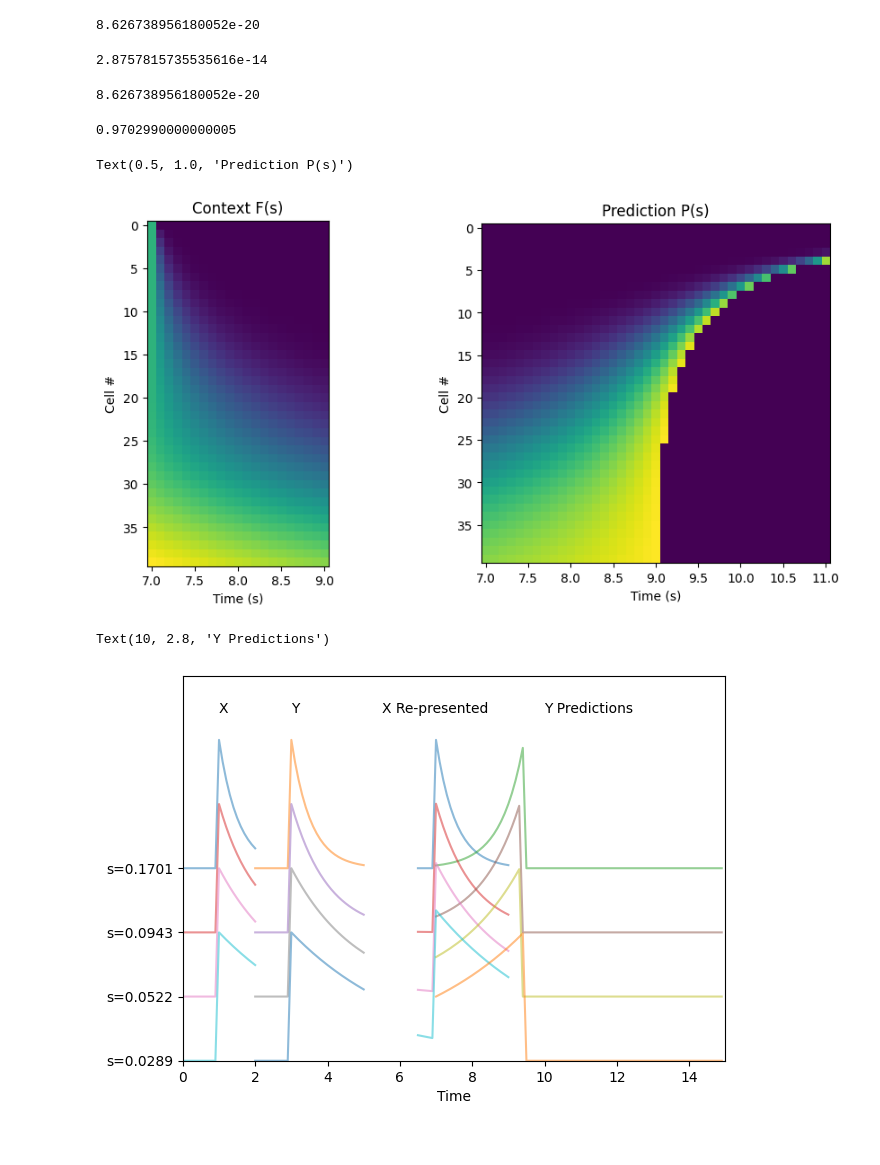
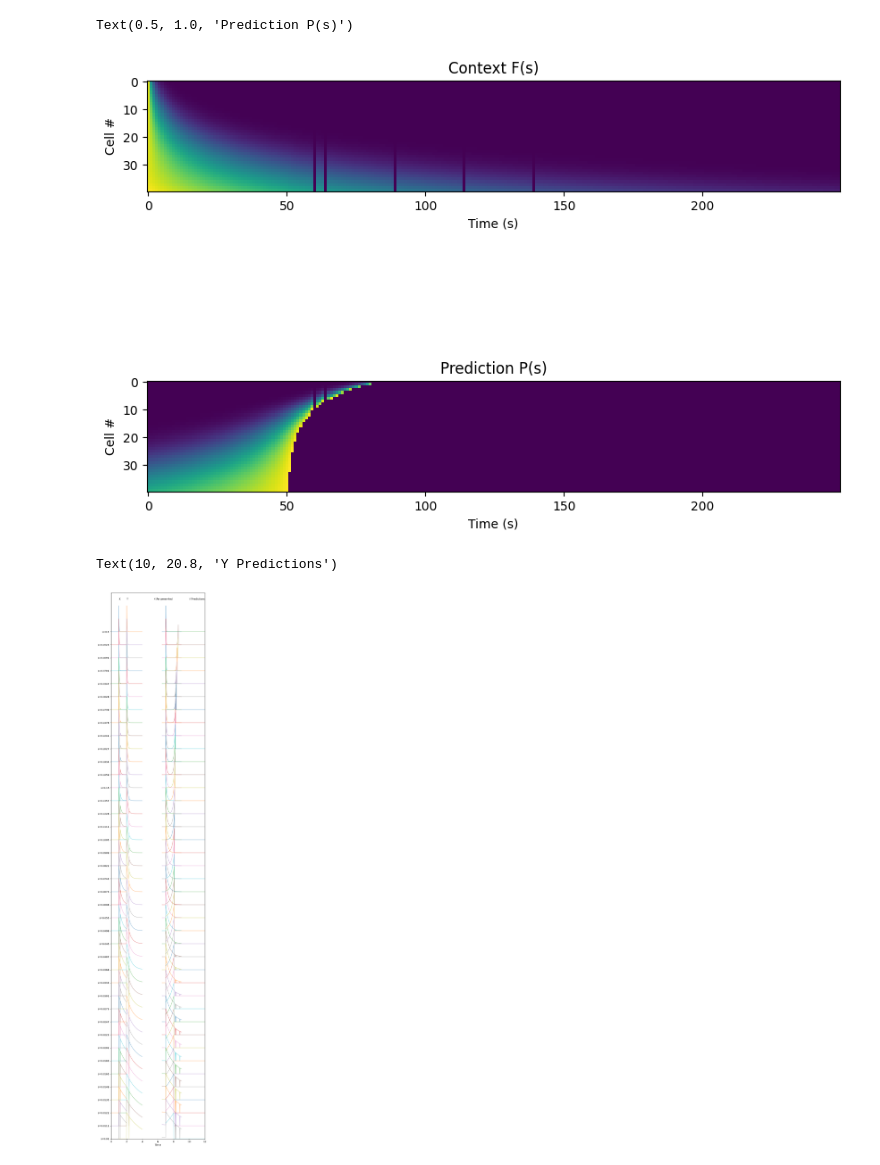
Before and after one commit to advil4rent/frasier, a Jupyter notebook: frasier_1.0.ipynb, the cells around one changed output. Drawn from its saved outputs; the diff is of its cells as text; code cells hidden in the pictures.

Commit message:
added graphs

```diff
--- a/frasier_1.0.ipynb
+++ b/frasier_1.0.ipynb
@@ -4,10 +4,10 @@ import matplotlib.pyplot as plt
 from ipywidgets import *
 # %%
 #generate a range of s and tau_star
-def s_gen(tau_min=1, tau_max=100., buff_max=None, k=20, ntau=40, g=0.0):
+def s_gen(tau_min=2, tau_max=100, buff_max=None, k=50, ntau=40, g=0.0):
     c = (tau_max/tau_min)**(1./(ntau-1))-1
     tau_star = tau_min*(1+c)**np.arange(ntau).astype(float)
     s = 1/tau_star
-    return [tau_star, s]
-[tau_star, S] = s_gen()
-#print(S)
+    return s
+S = s_gen()
+print(S)
@@ -75,18 +83,18 @@ stim = {
     3:"NotY"
 }
 # variables
-dt = 0.1
+dt = 0.02
 A = np.arange(0,1,0.2)
 a = 0
 # %%
-#time steps
-t_max = 7.1
-T = np.arange(0,t_max, dt)
 #stim presentation
 t_x1 = 1
-t_y = 3
+t_y = 2
 t_x2 = 7
-f = [[0,1],[1,3],[0,7],[0,t_max+0.1]]
+#time steps
+t_max = t_x2+(t_y-t_x1)+4
+T = np.arange(0,t_max, dt)
+f = [[0,t_x1],[1,t_y],[0,t_x2],[0,t_max+0.1]]
 #tracking
 #pick some s values to track
 s_track = np.arange(0,40,1)
@@ -103,7 +111,7 @@ for t in T:
         f.pop(0)
     else:
         timestep_update(a,t,S,fi_IN=None)
-    t_idx = int(t*10)
+    t_idx = int(t*(1/dt))
     for s_idx, s in enumerate(s_track):
         P_tracker[t_idx,s_idx] = P[s]
         F_tracker[t_idx,s_idx] = F[s]
@@ -131,25 +136,3 @@ array([[0.00000000e+00, 0.00000000e+00, 0.00000000e+00, 0.00000000e+00],
-# %%
-P_tracker[70,1,1]
-# %% [output]
-8.626738956180052e-20
-# %%
-x = P_tracker[70,1,1]
-for t in np.arange(0,2,0.1):
-    x += S[1]*x
-x
-# %% [output]
-2.8757815735535616e-14
-# %%
-y = 1#F_tracker[30,1,0]
-for t in np.arange(0,2,0.1):
-    y += -S[1]*y
-y
-# %% [output]
-8.626738956180052e-20
-# %%
-(1+0.1)**3 * (1-0.1)**3
-# %% [output]
-0.9702990000000005
 # %%
 #plot individual s value
 #fig = plt.figure(figsize = (6,10))
@@ -166,21 +149,23 @@ y
 #             ,bbox_to_anchor=(1.1, 1))
 # %%
 #imshow plot
-fig3, axe3 = plt.subplots(1,2,figsize = (11, 5))
-axe3[0].imshow(F_tracker[70:91,:,0].T)
+t_slice = int(t_x2/dt)
+fig3, axe3 = plt.subplots(2,1,figsize = (10, 8))
+axe3[0].imshow(F_tracker[t_slice:,:,0].T)
 axe3[0].set_xlabel("Time (s)")
-axe3[0].set_xticks(np.arange(0,21,5), np.arange(7, 9.1, 0.5))
+#axe3[0].set_xticklabels(np.round(np.linspace(t_x2,t_max,num=10),2))
 axe3[0].set_ylabel("Cell #")
 axe3[0].set_title("Context F(s)")
+#axe3[1].legend()
 
-axe3[1].imshow(P_tracker[70:111,:,1].T)
+axe3[1].imshow(P_tracker[t_slice:,:,1].T)
 axe3[1].set_xlabel("Time (s)")
-axe3[1].set_xticks(np.arange(0,41,5), np.arange(7, 11.1, 0.5))
+#axe3[1].set_xticklabels(np.round(np.linspace(t_x2,t_max,num=10),2))
 axe3[1].set_ylabel("Cell #")
 axe3[1].set_title("Prediction P(s)")
 # %% [output]
 Text(0.5, 1.0, 'Prediction P(s)')
-[figure, old version]
+[figure, new version]
 # %%
 #line plot
 y_ticks = np.arange(0, len(s_track)+0.5, 1)[::-1]/2
@@ -213,8 +198,8 @@ ax2.text(t_y,text_height, "Y", verticalalignment='top')
 ax2.text(t_x2-1.5,text_height, "X Re-presented", verticalalignment='top')
 ax2.text(t_x2+3,text_height, "Y Predictions", verticalalignment='top')
 # %% [output]
-Text(10, 2.8, 'Y Predictions')
+Text(10, 20.8, 'Y Predictions')
-[figure, old version]
+[figure, new version]
 # %%
 #plot using imshow
 #fig = plt.figure(figsize = (5,10))
```
Also changed, not shown: parts of 3 cells of this notebook.
